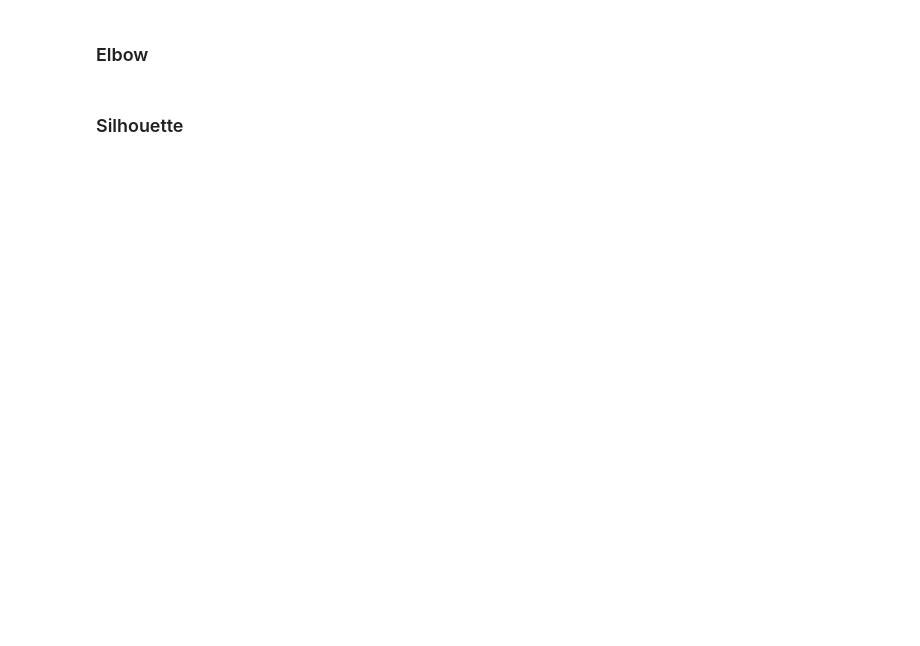
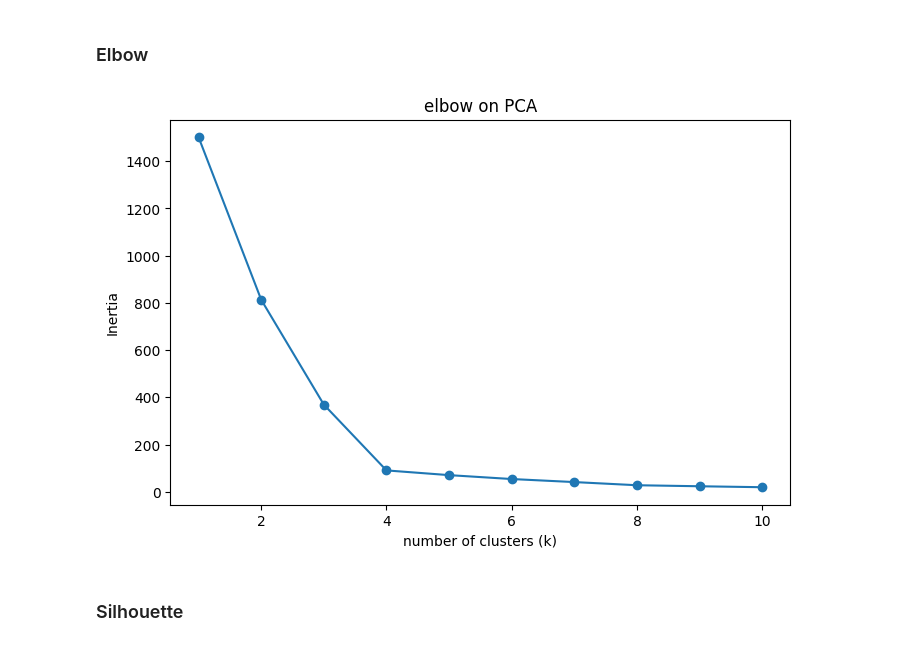
Before and after one commit to Avichay3/Full-training, a Jupyter notebook: Copy_of_Clustering_exercise.ipynb, the cells around one changed output. Cells and saved outputs as stored; diff of their text form; code cells hidden in the pictures; blank space fills up the shorter version.

```diff
--- a/Copy_of_Clustering_exercise.ipynb
+++ b/Copy_of_Clustering_exercise.ipynb
@@ -471,3 +471,10 @@ This time, we will use the PCA computed output for the kmeans model.
 *   Find the best k for kmeans (4 points)
 *   Plot the best clusters (3 points)
 *   Answer the question (What question?) (3 points)
+# %%
+# Run PCA with n_components = 2
+pca = PCA(n_components=2, random_state=42)
+X_pca = pca.fit_transform(df_scaled)
+
+pca_df = pd.DataFrame(X_pca, columns=["PC1", "PC2"])
+pca_df.head()
@@ -474,4 +488,23 @@ This time, we will use the PCA computed output for the kmeans model.
 # %% [markdown]
 ### Elbow
+# %%
+from sklearn.cluster import KMeans
+import matplotlib.pyplot as plt
+
+inertia_values = []
+
+for k in range(1, 11):
+    kmeans = KMeans(n_clusters=k, random_state=42)
+    kmeans.fit(pca_df)
+    inertia_values.append(kmeans.inertia_)
+
+plt.figure(figsize=(8,5))
+plt.plot(range(1, 11), inertia_values, marker="o")
+plt.title("elbow on PCA")
+plt.xlabel("number of clusters (k)")
+plt.ylabel("Inertia")
+plt.show()
+# %% [output]
+[figure, added]
 # %% [markdown]
 ### Silhouette
```
Also changed, not shown: parts of 7 cells of this notebook.
